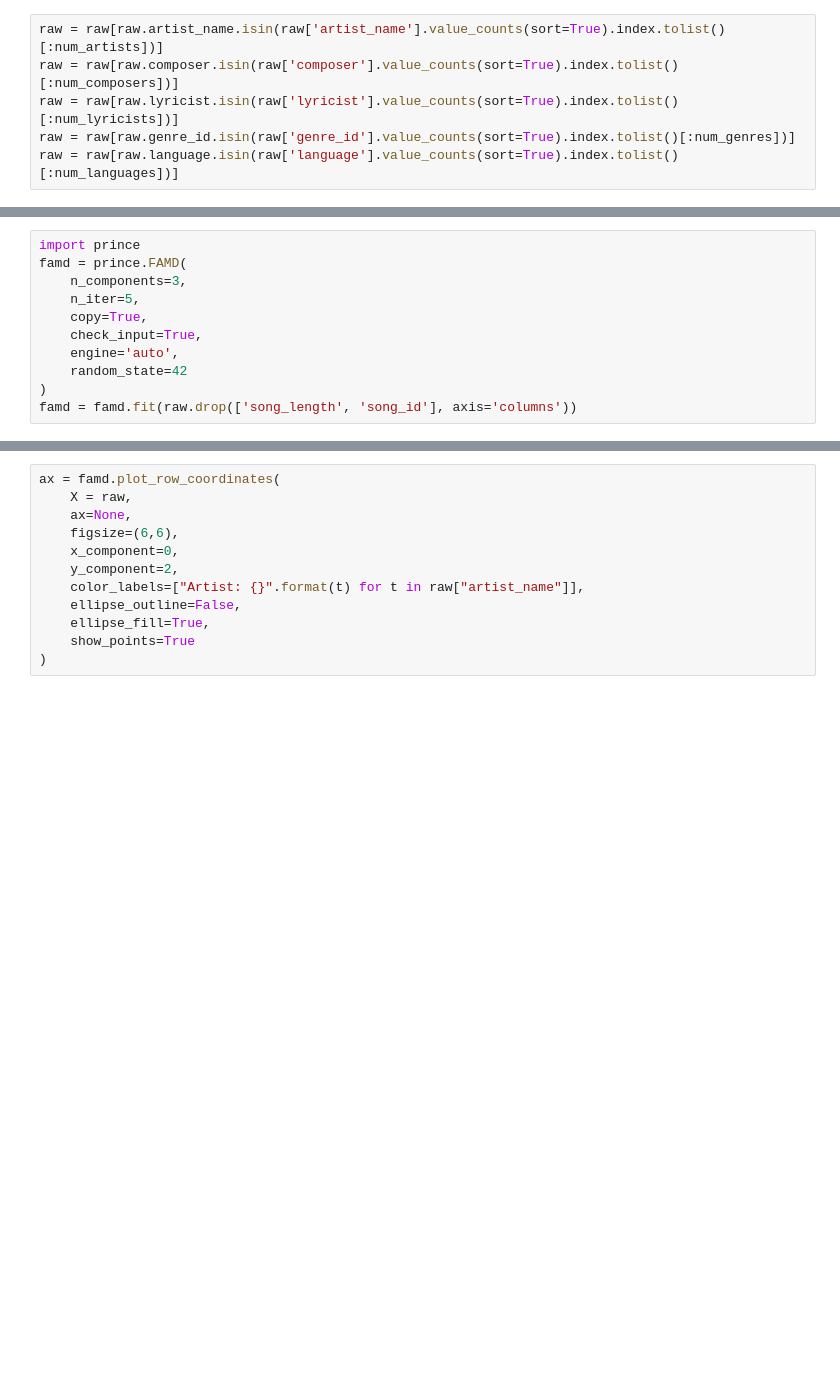
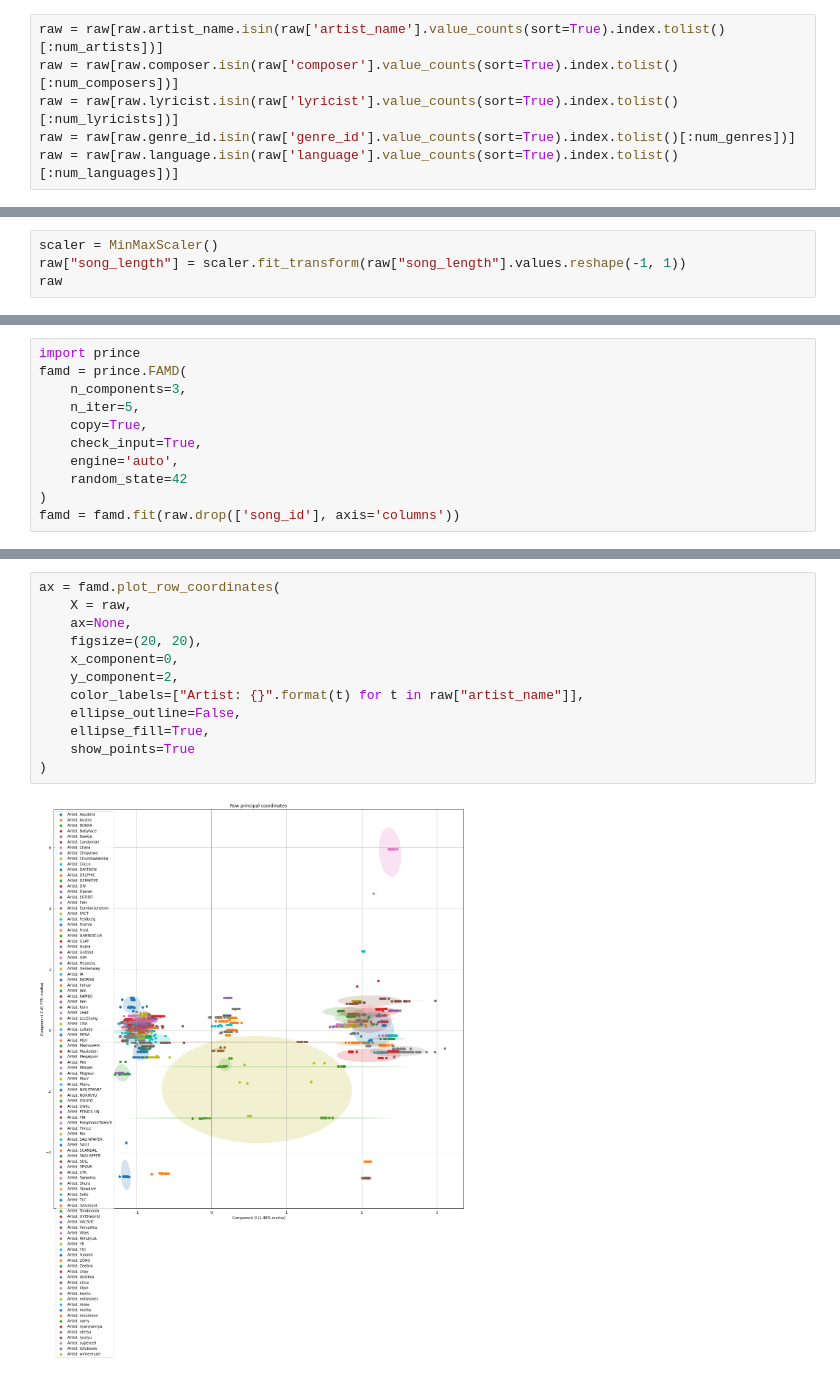
Before and after one commit to mycicle/ma544, a Jupyter notebook: assignments/final_project/src/WSDM_Analysis.ipynb, the cells around one changed output, grey strips where cells are left out. Drawn from its saved outputs; the diff is of its cells as text; blank space fills up the shorter version.

```diff
--- a/assignments/final_project/src/WSDM_Analysis.ipynb
+++ b/assignments/final_project/src/WSDM_Analysis.ipynb
@@ -230,0 +349,4 @@ raw.language.unique()
+# %%
+scaler = MinMaxScaler()
+raw["song_length"] = scaler.fit_transform(raw["song_length"].values.reshape(-1, 1))
+raw
@@ -238,4 +374,4 @@ famd = prince.FAMD(
     engine='auto',
     random_state=42
 )
-famd = famd.fit(raw.drop(['song_length', 'song_id'], axis='columns'))
+famd = famd.fit(raw.drop(['song_id'], axis='columns'))
@@ -246,13 +394,15 @@ famd.row_coordinates(raw)
 # %%
 ax = famd.plot_row_coordinates(
     X = raw,
     ax=None,
-    figsize=(6,6),
+    figsize=(20, 20),
     x_component=0,
     y_component=2,
     color_labels=["Artist: {}".format(t) for t in raw["artist_name"]],
     ellipse_outline=False,
     ellipse_fill=True,
     show_points=True
 )
+# %% [output]
+[figure, added]
 # %%
```
Also changed, not shown: parts of 40 cells of this notebook.
